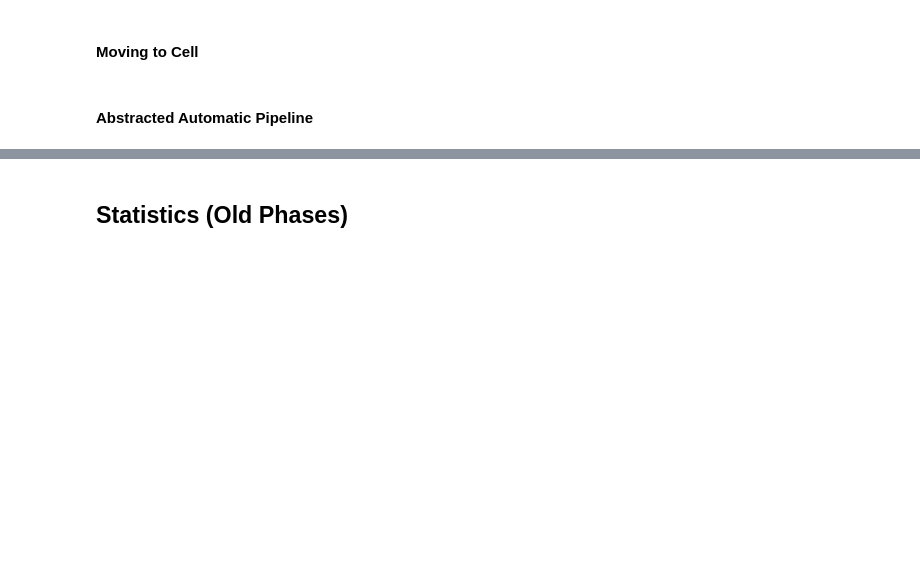
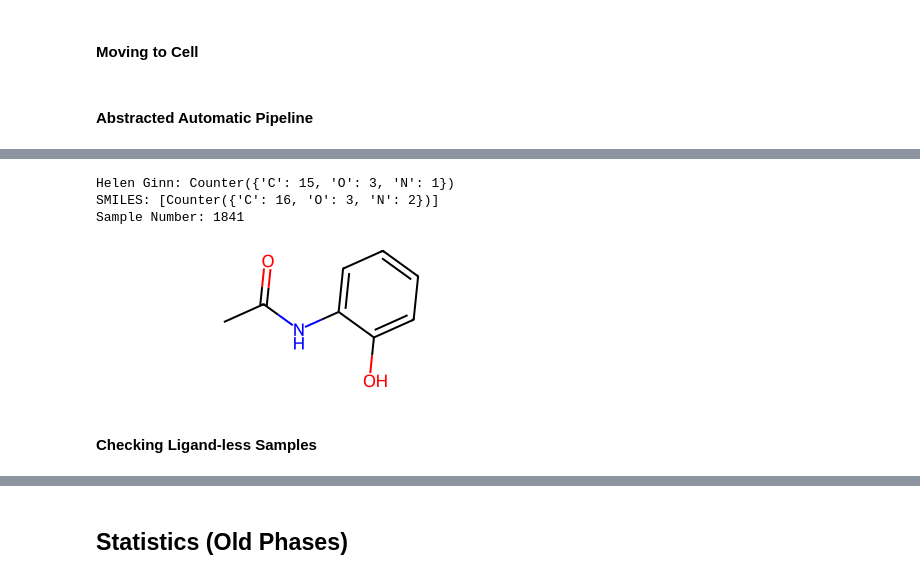
Before and after one commit to Hekstra-Lab/valdo, a Jupyter notebook: diff-map.ipynb, the cells around one changed output, grey strips where cells are left out. Drawn from its saved outputs; the diff is of its cells as text; code cells hidden in the pictures; blank space fills up the shorter version.

```diff
--- a/diff-map.ipynb
+++ b/diff-map.ipynb
@@ -32,4 +37,15 @@ bound_samples = json.load(open("../PTP1B_DK/bound_samples.json"))
 samples = json.load(open("../PTP1B_DK/samples.json"))
 apo_samples = json.load(open("../PTP1B_DK/apo_samples.json"))
 # %%
-samples_to_smiles = pd.read_csv('../sample_to_smiles.csv')
+def smiles(sample_number, file_path='../sample_to_smiles.csv'):
+
+    # Convert the number to a string and pad it with leading zeros if necessary
+    if not isinstance(sample_number, int):
+        sample_number = int(sample_number)
+
+    with open(file_path, newline='') as csvfile:
+        reader = csv.DictReader(csvfile)
+        for row in reader:
+            if row['sample'] == str(sample_number):
+                return eval(row['SMILES_string'])
+    return None
@@ -246,0 +310,55 @@ def generate_diff_map_blobs(samples, mtz_file_fxn, structure_file_fxn, diff_col,
+# %%
+for sample in bound_samples:
+
+    if author(sample) == 'Keedy':
+        continue
+
+    if sample in ['0060', '1429', '1733', '1791', '0225', '0432', '0710']:
+        continue
+
+    match = False
+
+    # get HG ligand elements
+    structure = gemmi.read_pdb(f'../PTP1B_DK/original_data/cluster4x_models_reindexed/y{sample}_cluster4x_model_reindexed.pdb')
+    atom_list = []
+
+    for model in structure:
+        for chain in model:
+            for residue in chain:
+                if residue.name == 'LIG':
+                    for atom in residue:
+                        if atom.element.name == 'H':
+                            continue
+                        atom_list.append(atom.element.name)
+
+    hg_counter = collections.Counter(atom_list)
+
+    # get elements in SMILES
+    smile_counters = []
+    for smile in smiles(sample):
+        smile_elt_lst = [x.GetSymbol() for x in Chem.MolFromSmiles(smile).GetAtoms()]
+        smile_counter = collections.Counter(smile_elt_lst)
+        smile_counters.append(smile_counter)
+
+    for smile_counter in smile_counters:
+        if hg_counter == smile_counter:
+            match = True
+        if hg_counter == smile_counter + smile_counter:
+            match = True
+        if hg_counter == smile_counter + smile_counter + smile_counter:
+            match = True
+
+    if not match:
+        print('Helen Ginn:', hg_counter)
+        print('SMILES:', smile_counters)
+        print('Sample Number:', sample)
+# %% [output]
+Helen Ginn: Counter({'C': 15, 'O': 3, 'N': 1})
+SMILES: [Counter({'C': 16, 'O': 3, 'N': 2})]
+Sample Number: 1841
+# %%
+Chem.MolFromSmiles(smiles(82)[0])
+# %% [output]
+[figure, added]
+# %% [markdown]
+#### Checking Ligand-less Samples
```
Also changed, not shown: parts of 119 cells of this notebook, 3 other files.
